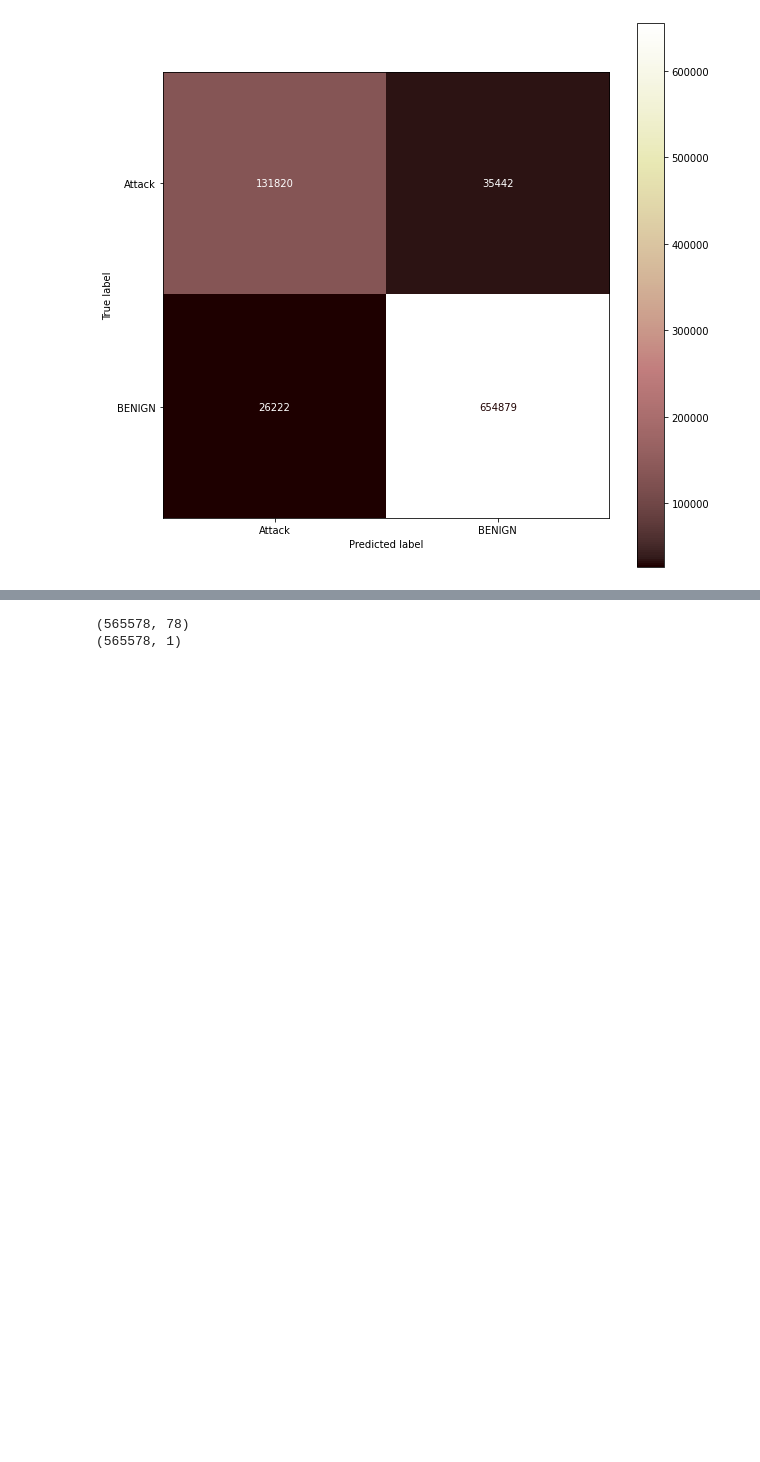
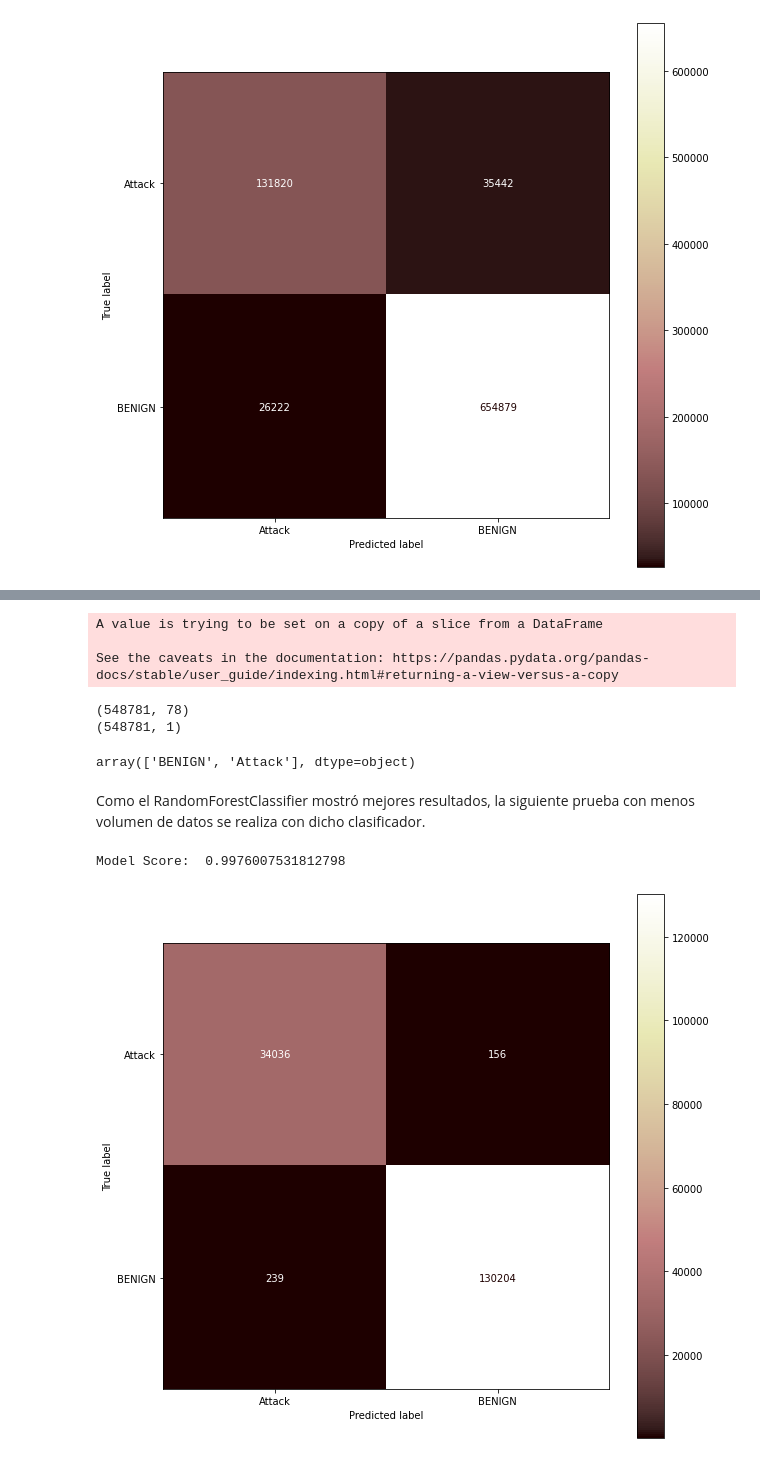
Before and after one commit to nat-20/TrabajoFinal, a Jupyter notebook: Analysis.ipynb, the cells around one changed output, grey strips where cells are left out. Cells and saved outputs as stored; diff of their text form; code cells hidden in the pictures; blank space fills up the shorter version.

```diff
--- a/Analysis.ipynb
+++ b/Analysis.ipynb
@@ -261,6 +265,13 @@ from sklearn.preprocessing import StandardScaler
+# %%
+y_new = df_new.iloc[:,-1]
+y_new[np.where(df_new.iloc[:,-1] != 'BENIGN')[0]] = 'Attack'
+# %% [output]
+A value is trying to be set on a copy of a slice from a DataFrame
+
+See the caveats in the documentation: https://pandas.pydata.org/pandas-docs/stable/user_guide/indexing.html#returning-a-view-versus-a-copy
 # %%
-X = df_attack.iloc[:,:78]
-y = df_attack.iloc[:,-1]
+X = df_new.iloc[:,:78]
+y = y_new
 X = X.values
 y = y.values
 
@@ -277,5 +288,29 @@ y = y.reshape(-1,1)
 print(X.shape)
 print(y.shape)
 # %% [output]
-(565578, 78)
-(565578, 1)
+(548781, 78)
+(548781, 1)
+# %%
+y_new.unique()
+# %% [output]
+array(['BENIGN', 'Attack'], dtype=object)
+# %%
+X_train, X_test, y_train, y_test = train_test_split(X, y, test_size=0.3, random_state=42)
+# %% [markdown]
+Como el RandomForestClassifier mostró mejores resultados, la siguiente prueba con menos volumen de datos se realiza con dicho clasificador.
+# %%
+from sklearn.ensemble import RandomForestClassifier
+model = RandomForestClassifier(n_estimators=5).fit(X_train, y_train)
+y_pred_ran = model.predict(X_test)
+# %%
+print('Model Score: ', model.score(X_test, y_test))
+# %% [output]
+Model Score:  0.9976007531812798
+# %%
+cm = confusion_matrix(y_test, y_pred_ran)
+cmp = ConfusionMatrixDisplay(cm,display_labels=np.unique(y))
+fig, ax = plt.subplots(figsize=(10,10))
+cmp.plot(ax=ax,cmap='pink')
+plt.show()
+# %% [output]
+[figure, added]
```
Also changed, not shown: parts of 51 cells of this notebook.
